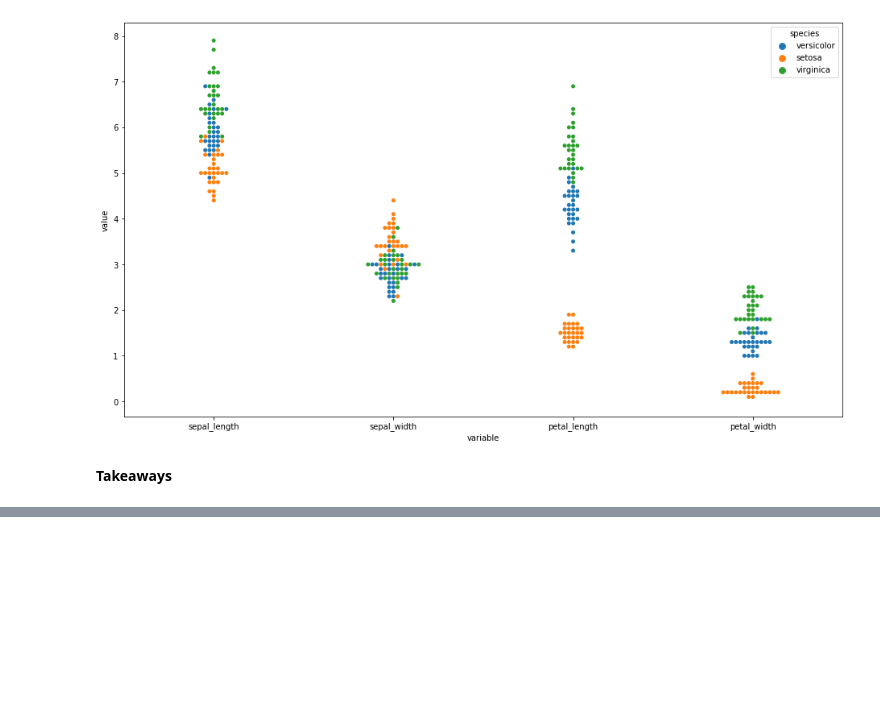
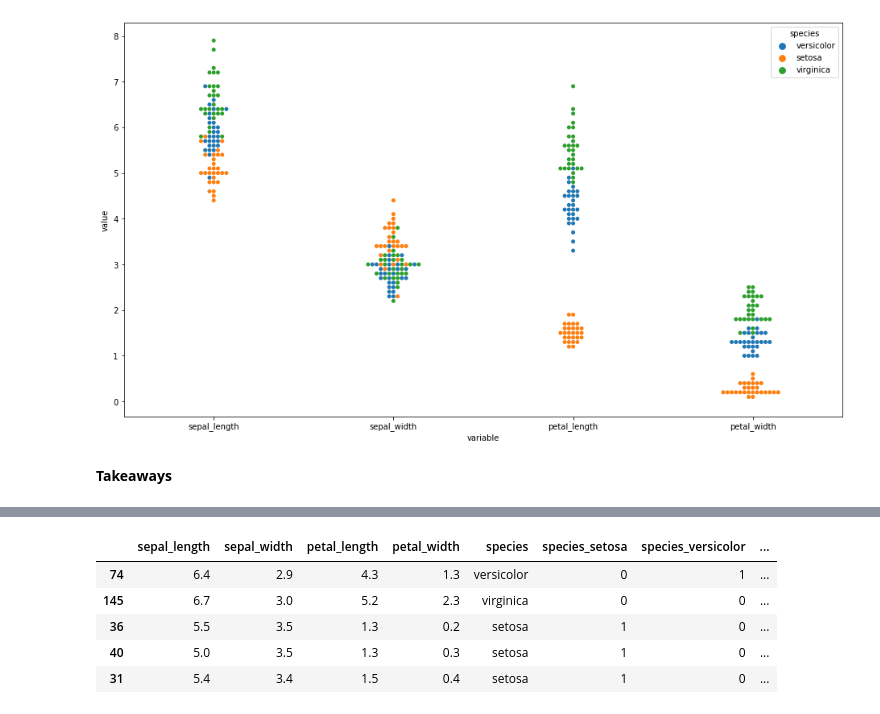
Before and after one commit to Yongliang-Shi/classification-exercises, a Jupyter notebook: classification_exercises.ipynb, the cells around one changed output, grey strips where cells are left out. Cells and saved outputs as stored; diff of their text form; code cells hidden in the pictures; blank space fills up the shorter version.

```diff
--- a/classification_exercises.ipynb
+++ b/classification_exercises.ipynb
@@ -416,0 +430,13 @@ sns.swarmplot(data=train_numeric_vars_melted, x='variable', y='value', hue='spec
+# %%
+# Create new columns to hold sepal_area and petal_area
+
+train['sepal_area'] = train.sepal_length * train.sepal_width
+train['petal_area'] = train.petal_length * train.petal_width
+train.sample(5)
+# %% [output]
+|  | sepal_length | sepal_width | petal_length | petal_width | species | species_setosa | species_versicolor | ... |
+| 74 | 6.4 | 2.9 | 4.3 | 1.3 | versicolor | 0 | 1 | ... |
+| 145 | 6.7 | 3.0 | 5.2 | 2.3 | virginica | 0 | 0 | ... |
+| 36 | 5.5 | 3.5 | 1.3 | 0.2 | setosa | 1 | 0 | ... |
+| 40 | 5.0 | 3.5 | 1.3 | 0.3 | setosa | 1 | 0 | ... |
+| 31 | 5.4 | 3.4 | 1.5 | 0.4 | setosa | 1 | 0 | ... |
```
Also changed, not shown: parts of 4 cells of this notebook.
